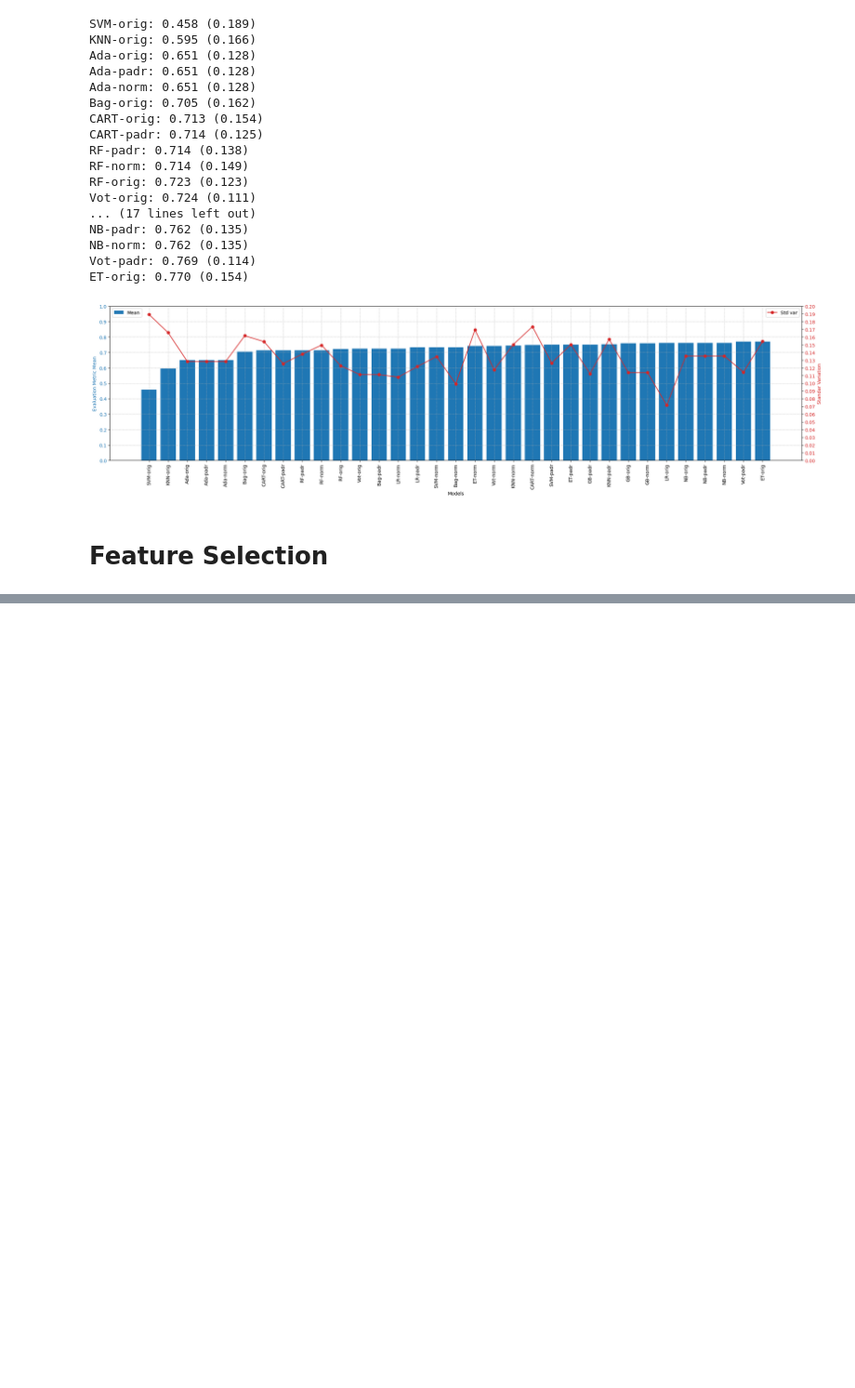
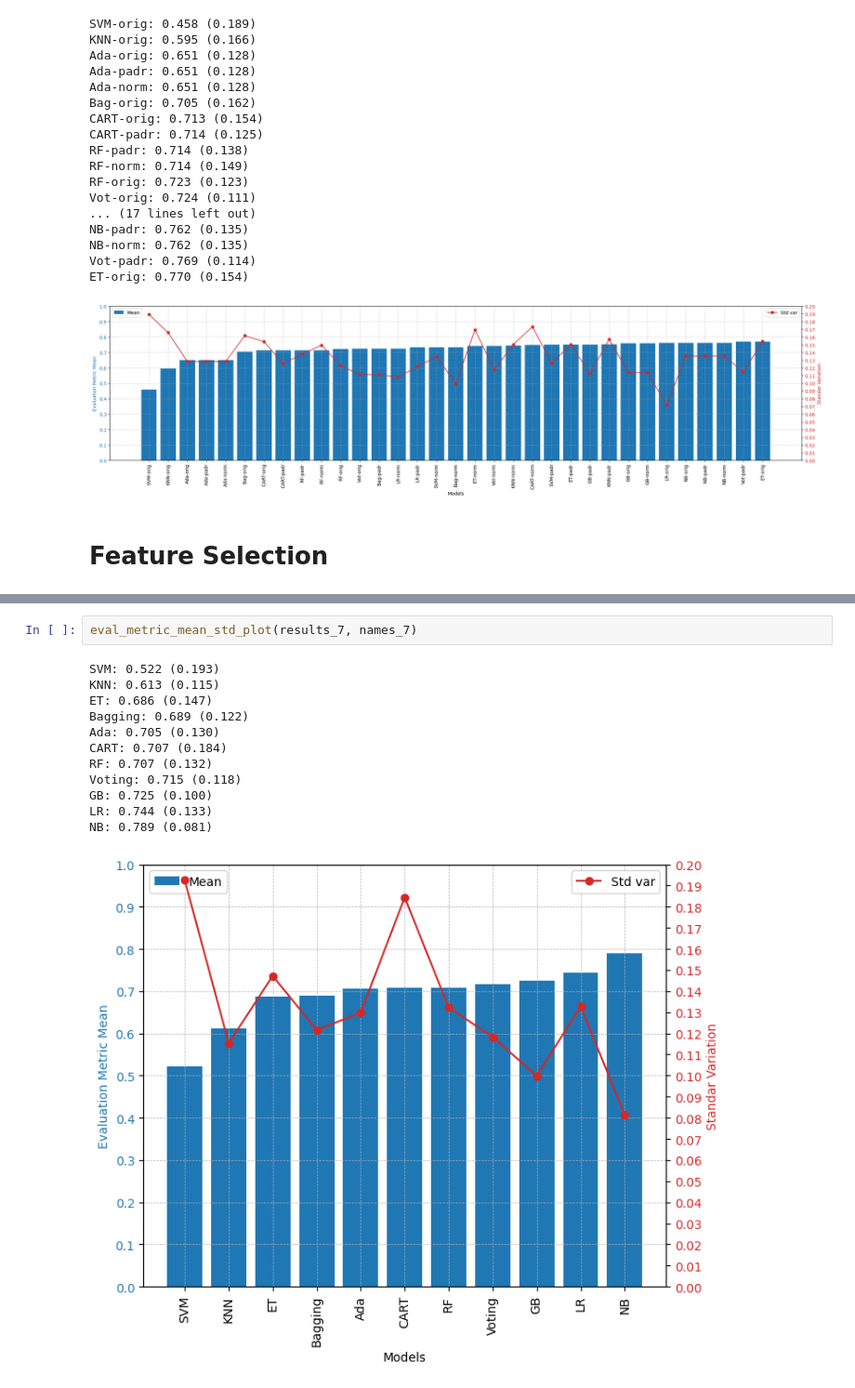
Before and after one commit to fangnes/pucrio_data_science_and_analytics, a Jupyter notebook: MVP_Machine_Learning_&_Analytics.ipynb, the cells around one changed output, grey strips where cells are left out. Shown at 93% size. Saved outputs shown, nothing was run; the diff lists cells and outputs as text; blank space fills up the shorter version.

```diff
--- a/MVP_Machine_Learning_&_Analytics.ipynb
+++ b/MVP_Machine_Learning_&_Analytics.ipynb
@@ -654,0 +594,15 @@ feature_score_sorted
+# %%
+eval_metric_mean_std_plot(results_7, names_7)
+# %% [output]
+SVM: 0.522 (0.193)
+KNN: 0.613 (0.115)
+ET: 0.686 (0.147)
+Bagging: 0.689 (0.122)
+Ada: 0.705 (0.130)
+CART: 0.707 (0.184)
+RF: 0.707 (0.132)
+Voting: 0.715 (0.118)
+GB: 0.725 (0.100)
+LR: 0.744 (0.133)
+NB: 0.789 (0.081)
+[figure, added]
```
Also changed, not shown: parts of 18 cells of this notebook.
